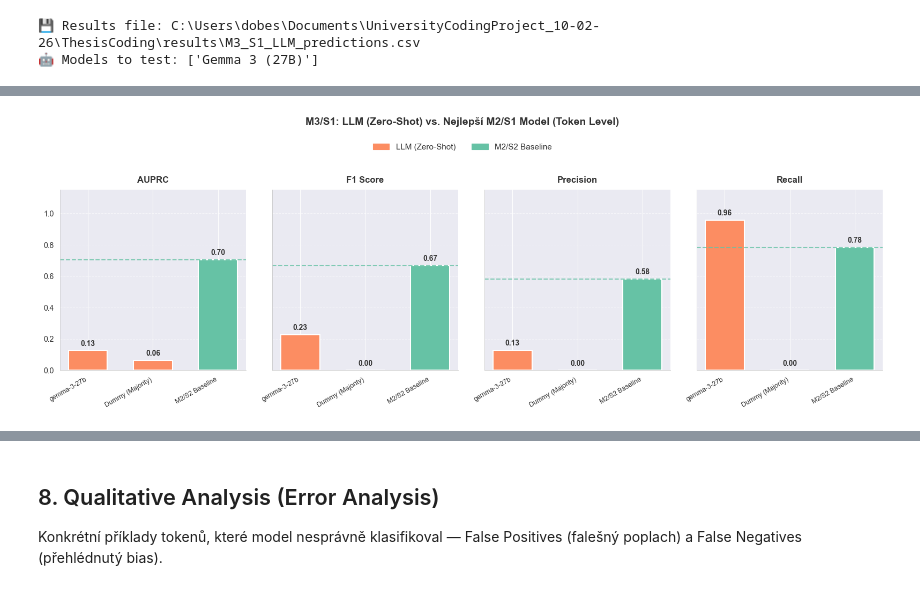
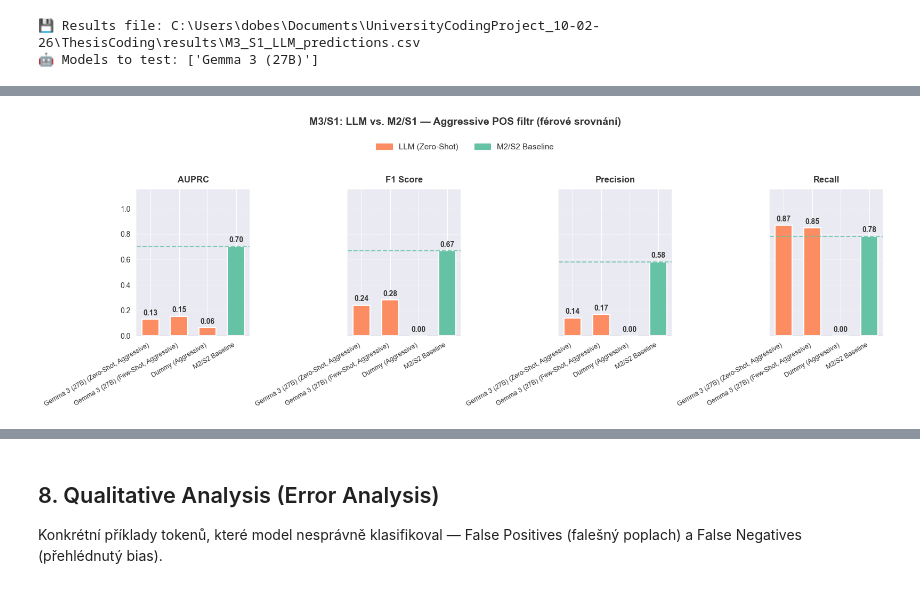
Before and after one commit to Dobes-Michal-Tobias/ThesisCoding, a Jupyter notebook: notebooks/08_M3_S1_LLM_Benchmark_Token.ipynb, the cells around one changed output, grey strips where cells are left out. Drawn from its saved outputs; the diff is of its cells as text; code cells hidden in the pictures.

```diff
--- a/notebooks/08_M3_S1_LLM_Benchmark_Token.ipynb
+++ b/notebooks/08_M3_S1_LLM_Benchmark_Token.ipynb
@@ -62,9 +68,9 @@ Metadata obsahují sloupce `form` (token), `sentence_id`, `document_id`, `pos`.
 # %%
-# Načtení Baseline scénáře (S1a) na token úrovni
+# Načtení Baseline scénáře (S1a) na token úrovni — VŠECHNY POS tagy
 data = data_splitting.get_train_val_test_splits(
     scenario='baseline',
     level='token',
-    filter_type='aggressive',
+    filter_type='none',  # Všechny tokeny — post-hoc filtrace v evaluaci
     random_state=42
 )
 
@@ -76,9 +82,10 @@ df_test['true_label'] = data['y_test']
 sentence_texts = df_test.groupby('sentence_id')['form'].apply(lambda x: ' '.join(x)).to_dict()
 df_test['sentence_context'] = df_test['sentence_id'].map(sentence_texts)
 
-print(f"\U0001f4ca Test Set Size: {len(df_test)} tokens")
+print(f"📊 Test Set Size: {len(df_test)} tokens (all POS)")
 print(f"   Unique sentences: {df_test['sentence_id'].nunique()}")
 print(f"   Label distribution: L0={sum(df_test['true_label']==0)}, L1={sum(df_test['true_label']==1)}")
 print(f"   Ratio: {sum(df_test['true_label']==0)/max(sum(df_test['true_label']==1),1):.1f}:1")
+print(f"   POS tags present: {sorted(df_test['pos'].unique())}")
 display(df_test.head(5))
 # %% [output]
@@ -122,6 +130,12 @@ RESULTS_FILE = config.RESULTS_DIR / "M3_S1_LLM_predictions.csv"
 
 print(f"\U0001f4be Results file: {RESULTS_FILE}")
 print(f"\U0001f916 Models to test: {[m['display_name'] for m in MODELS_TO_TEST]}")
+
+
+# ==========================================================
+# Definice strategií
+# ==========================================================
+PROMPT_STRATEGIES = ['zeroshot', 'fewshot']
 # %% [output]
 💾 Results file: C:\Users\dobes\Documents\UniversityCodingProject_10-02-26\ThesisCoding\results\M3_S1_LLM_predictions.csv
 🤖 Models to test: ['Gemma 3 (27B)']
@@ -304,6 +459,6 @@ Načteme nejlepší supervised model z M2/S1 (baseline scénář) podle AUPRC a
 # %%
 # ==========================================
-# 1. Načtení nejlepšího M2/S1 modelu (baseline, podle AUPRC)
+# 1. Načtení nejlepšího M2/S1 modelu (baseline, aggressive filtr)
 # ==========================================
 M2_S1_path = config.RESULTS_DIR / "M2_S1_experiment_results_v3.csv"
 TARGET_METRIC = 'test_auprc'
@@ -311,31 +466,54 @@ TARGET_METRIC = 'test_auprc'
 try:
     df_m2_results = pd.read_csv(M2_S1_path)
 
-    # Filtrujeme baseline scénář (S1a) pro férovost (stejná data jako LLM)
+    # Filtrujeme baseline scénář (S1a) — aggressive filtr
     df_m2_baseline = df_m2_results[df_m2_results['id'] == 'S1a'].copy()
 
     # Nejlepší model podle AUPRC
     df_m2_best = df_m2_baseline.loc[df_m2_baseline[TARGET_METRIC].idxmax()].to_frame().T
 
-    print(f"\u2705 Baseline Model (z M2/S1) nalezen!")
-    print(f"\U0001f3c6 Model: {df_m2_best['model'].iloc[0]} | AUPRC: {df_m2_best[TARGET_METRIC].iloc[0]:.4f}")
+    best_m2_name = df_m2_best['model'].iloc[0]
+    best_m2_auprc = df_m2_best[TARGET_METRIC].iloc[0]
 
-    # ==========================================
-    # 2. Vykreslení srovnání LLM vs M2/S1
-    # ==========================================
-    metrics_to_plot = [m for m in ['auprc', 'f1', 'precision', 'recall'] if m in df_llm_metrics.columns]
-
-    print("\n\U0001f4ca Vykresluji porovnání...")
-    visualization.plot_llm_vs_m2_comparison(
-        df_llm_metrics=df_llm_metrics,
-        df_m2_best=df_m2_best,
-        metrics=metrics_to_plot,
-        title="M3/S1: LLM (Zero-Shot) vs. Nejlepší M2/S1 Model (Token Level)",
-        save_path=config.RESULTS_DIR / "M3_S1_LLM_vs_M2_plot.png"
-    )
+    print(f"✅ Nejlepší M2/S1 Baseline model nalezen!")
+    print(f"🏆 {best_m2_name} | AUPRC: {best_m2_auprc:.4f}")
 
 except FileNotFoundError:
-    print(f"\u274c Soubor s M2/S1 výsledky nebyl nalezen: {M2_S1_path}")
-except Exception as e:
-    print(f"\u274c Chyba: {e}")
+    print(f"❌ Soubor s M2/S1 výsledky nebyl nalezen: {M2_S1_path}")
+    df_m2_best = None
+
+# ==========================================
+# 2. Srovnávací tabulka (pouze Aggressive filtr)
+# ==========================================
+df_aggressive = df_llm_metrics[df_llm_metrics['filter'] == 'aggressive'].copy()
+
+print(f"\n{'='*70}")
+print("📊 FÉROVÉ SROVNÁNÍ — Aggressive POS filtr")
+print(f"{'='*70}")
+print(f"\n{'Model':<45} {'AUPRC':>8} {'F1':>8} {'Prec':>8} {'Rec':>8}")
+print("-" * 80)
+
+for _, row in df_aggressive.iterrows():
+    print(f"{row['model']:<45} {row['auprc']:>8.4f} {row['f1']:>8.4f} "
+          f"{row['precision']:>8.4f} {row['recall']:>8.4f}")
+
+if df_m2_best is not None:
+    b = df_m2_best.iloc[0]
+    m2_label = f"{b['model']} (M2/S1 Supervised, Aggressive)"
+    print(f"{m2_label:<45} {b['test_auprc']:>8.4f} {b['test_f1']:>8.4f} "
+          f"{b['test_prec']:>8.4f} {b['test_rec']:>8.4f}")
+
+# ==========================================
+# 3. Vykreslení srovnání LLM vs M2/S1
+# ==========================================
+metrics_to_plot = ['auprc', 'f1', 'precision', 'recall']
+
+print("\n📊 Vykresluji porovnání...")
+visualization.plot_llm_vs_m2_comparison(
+    df_llm_metrics=df_aggressive,
+    df_m2_best=df_m2_best,
+    metrics=metrics_to_plot,
+    title="M3/S1: LLM vs. M2/S1 — Aggressive POS filtr (férové srovnání)",
+    save_path=config.RESULTS_DIR / "M3_S1_LLM_vs_M2_aggressive_plot.png"
+)
 # %% [output]
@@ -347,4 +536,4 @@ except Exception as e:
-[figure, old version]
+[figure, new version]
 # %% [markdown]
 ### Master Overview (plot_experiment_results)
 
```
Also changed, not shown: parts of 17 cells of this notebook, 17 other files.
